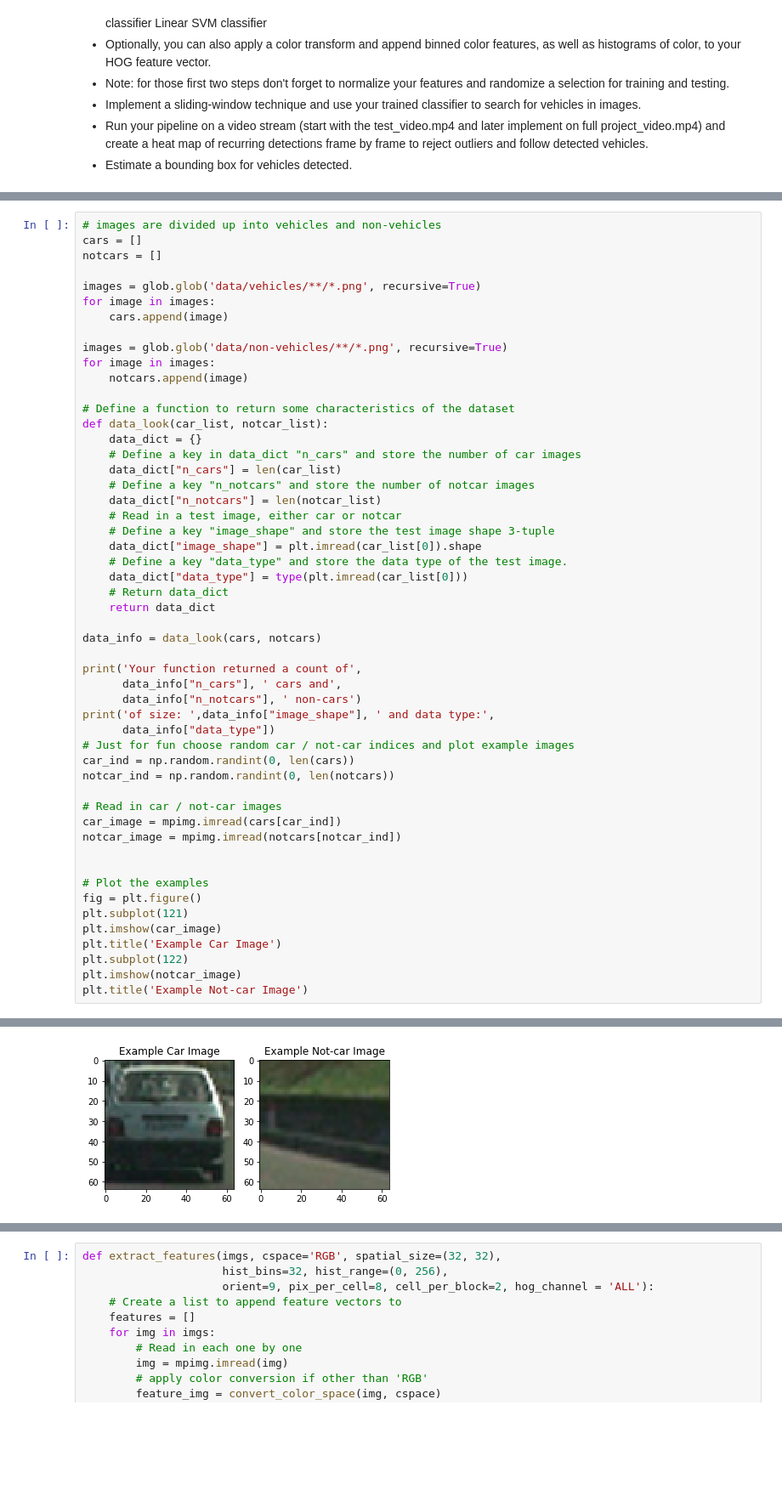
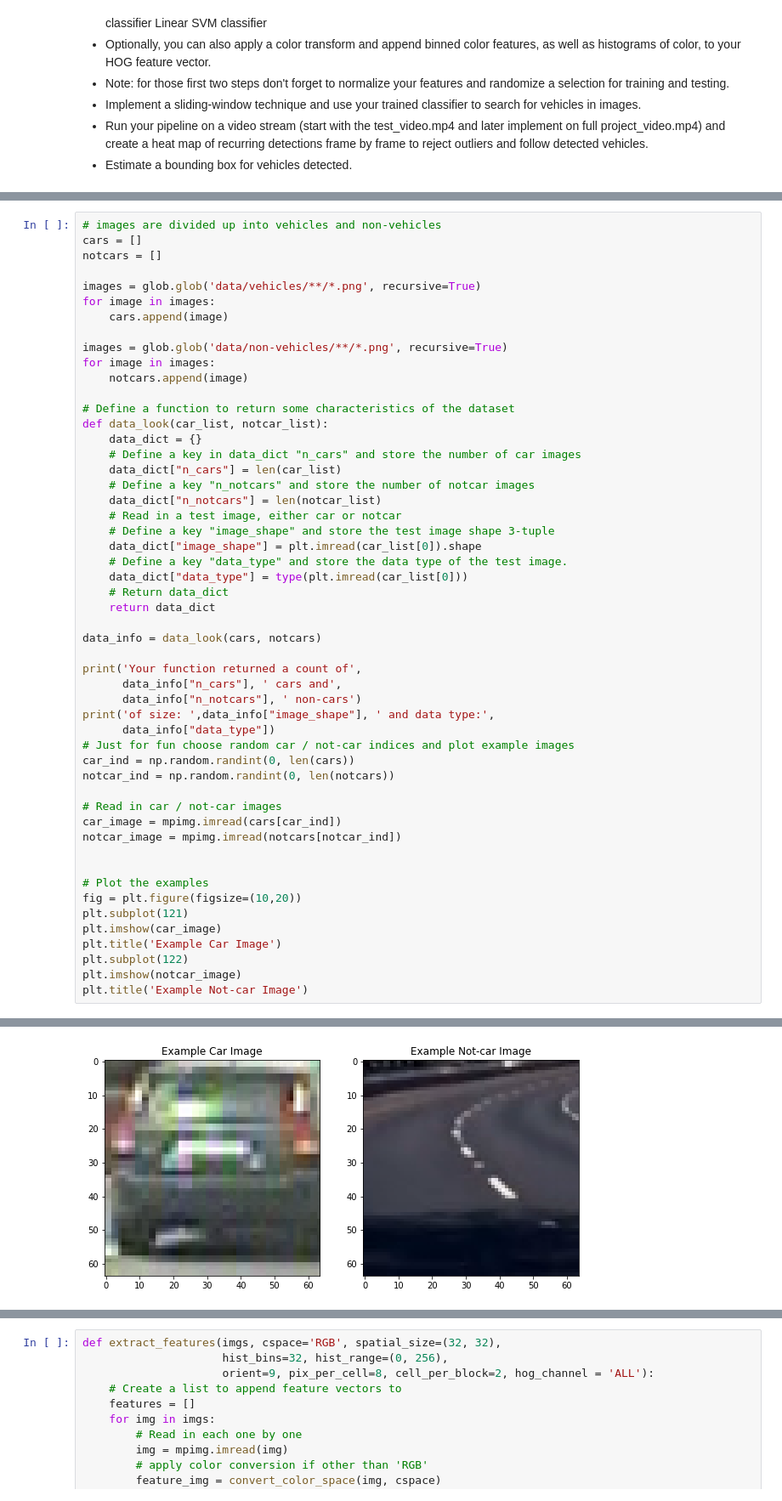
Before and after one commit to NUBYRA/CarND-Vehicle-Detection, a Jupyter notebook: P5.ipynb, the cells around one changed output, grey strips where cells are left out. Shown at 85% size. Cells and saved outputs as stored; diff of their text form; blank space fills up the shorter version.

```diff
--- a/P5.ipynb
+++ b/P5.ipynb
@@ -51,32 +56,32 @@ def data_look(car_list, notcar_list):
     # Return data_dict
     return data_dict
 
 data_info = data_look(cars, notcars)
 
 print('Your function returned a count of',
       data_info["n_cars"], ' cars and',
       data_info["n_notcars"], ' non-cars')
 print('of size: ',data_info["image_shape"], ' and data type:',
       data_info["data_type"])
 # Just for fun choose random car / not-car indices and plot example images
 car_ind = np.random.randint(0, len(cars))
 notcar_ind = np.random.randint(0, len(notcars))
 
 # Read in car / not-car images
 car_image = mpimg.imread(cars[car_ind])
 notcar_image = mpimg.imread(notcars[notcar_ind])
 
 
 # Plot the examples
-fig = plt.figure()
+fig = plt.figure(figsize=(10,20))
 plt.subplot(121)
 plt.imshow(car_image)
 plt.title('Example Car Image')
 plt.subplot(122)
 plt.imshow(notcar_image)
 plt.title('Example Not-car Image')
 # %% [output]
 Your function returned a count of 8792  cars and 8968  non-cars
 of size:  (64, 64, 3)  and data type: <class 'numpy.ndarray'>
 <matplotlib.text.Text at 0x...>
-[figure, old version]
+[figure, new version]
```
Also changed, not shown: parts of 26 cells of this notebook.
